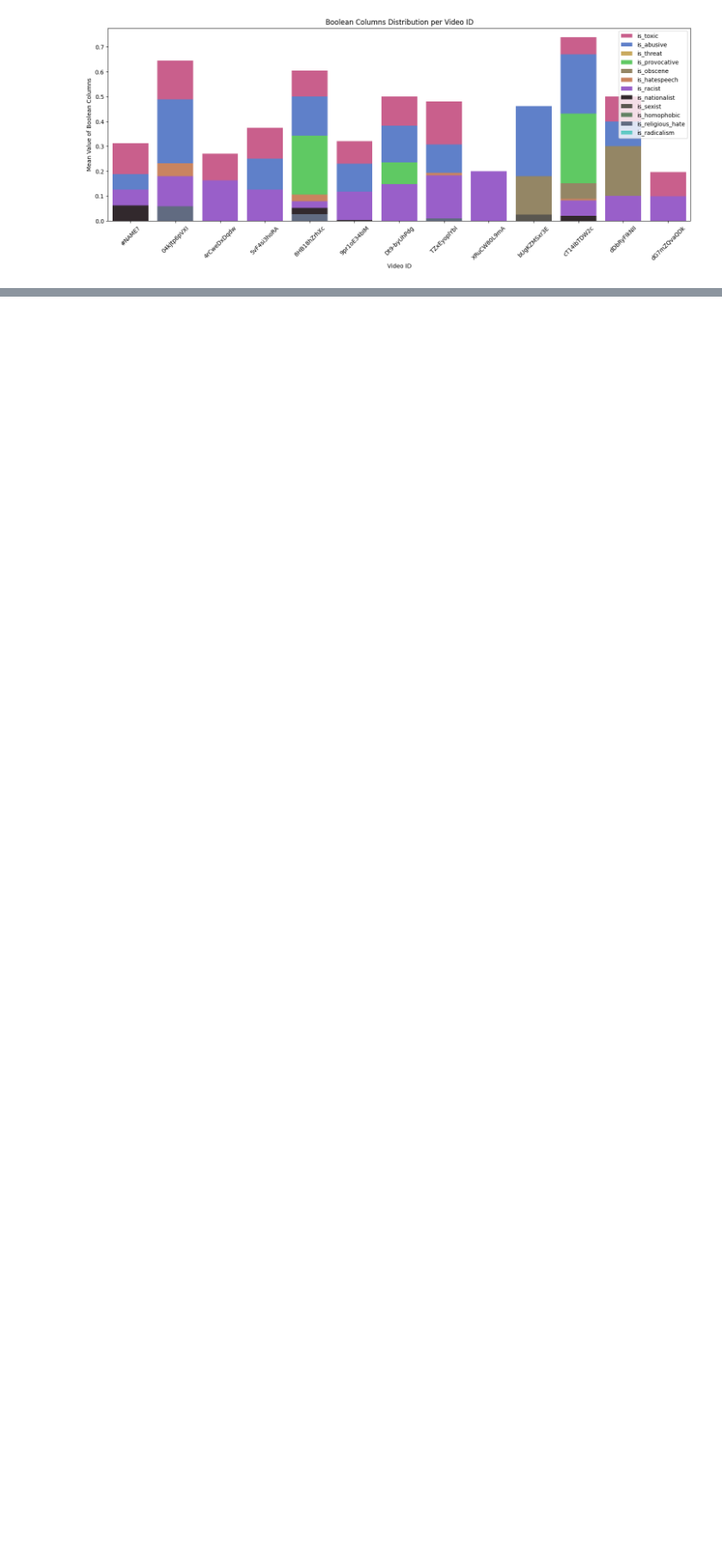
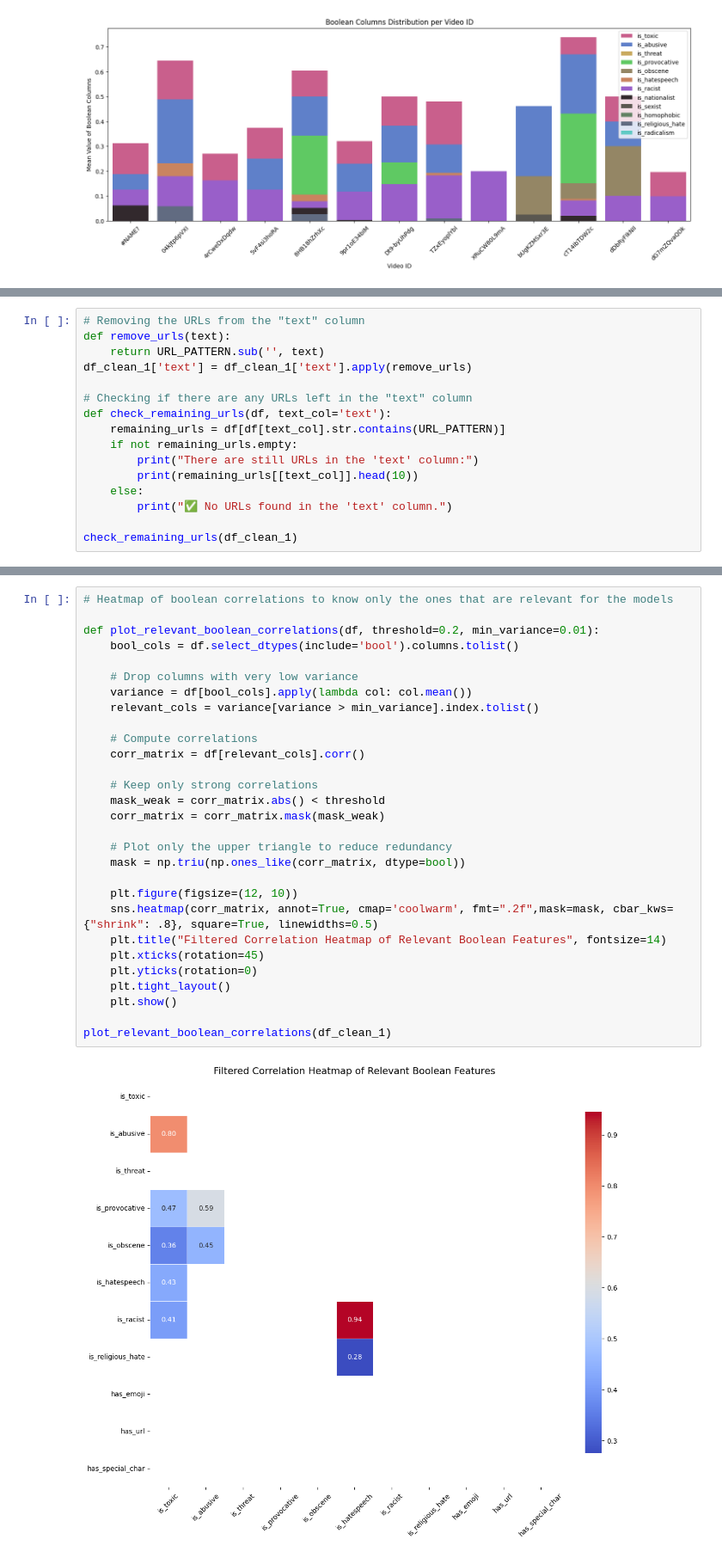
Before and after one commit to Yael-Parra/sentiment-analyzer-inc, a Jupyter notebook: eda/eda.ipynb, the cells around one changed output, grey strips where cells are left out. Shown at 86% size. Drawn from its saved outputs; the diff is of its cells as text; blank space fills up the shorter version.

Commit message:
feat(eda): EDA is done - Summary is at bottom - Data is prepared for modeling

```diff
--- a/eda/eda.ipynb
+++ b/eda/eda.ipynb
@@ -612,0 +653,16 @@ plot_boolean_distribution_per_video(df_clean_1, bool_cols)
+# %%
+# Removing the URLs from the "text" column
+def remove_urls(text):
+    return URL_PATTERN.sub('', text)
+df_clean_1['text'] = df_clean_1['text'].apply(remove_urls)
+
+# Checking if there are any URLs left in the "text" column
+def check_remaining_urls(df, text_col='text'):
+    remaining_urls = df[df[text_col].str.contains(URL_PATTERN)]
+    if not remaining_urls.empty:
+        print("There are still URLs in the 'text' column:")
+        print(remaining_urls[[text_col]].head(10))
+    else:
+        print("✅ No URLs found in the 'text' column.")
+
+check_remaining_urls(df_clean_1)
@@ -612,0 +671,31 @@ plot_boolean_distribution_per_video(df_clean_1, bool_cols)
+# %%
+# Heatmap of boolean correlations to know only the ones that are relevant for the models
+
+def plot_relevant_boolean_correlations(df, threshold=0.2, min_variance=0.01):
+    bool_cols = df.select_dtypes(include='bool').columns.tolist()
+
+    # Drop columns with very low variance
+    variance = df[bool_cols].apply(lambda col: col.mean())
+    relevant_cols = variance[variance > min_variance].index.tolist()
+
+    # Compute correlations
+    corr_matrix = df[relevant_cols].corr()
+
+    # Keep only strong correlations
+    mask_weak = corr_matrix.abs() < threshold
+    corr_matrix = corr_matrix.mask(mask_weak)
+
+    # Plot only the upper triangle to reduce redundancy
+    mask = np.triu(np.ones_like(corr_matrix, dtype=bool))
+
+    plt.figure(figsize=(12, 10))
+    sns.heatmap(corr_matrix, annot=True, cmap='coolwarm', fmt=".2f",mask=mask, cbar_kws={"shrink": .8}, square=True, linewidths=0.5)
+    plt.title("Filtered Correlation Heatmap of Relevant Boolean Features", fontsize=14)
+    plt.xticks(rotation=45)
+    plt.yticks(rotation=0)
+    plt.tight_layout()
+    plt.show()
+
+plot_relevant_boolean_correlations(df_clean_1)
+# %% [output]
+[figure, added]
```
Also changed, not shown: parts of 16 cells of this notebook, 1 other file.
